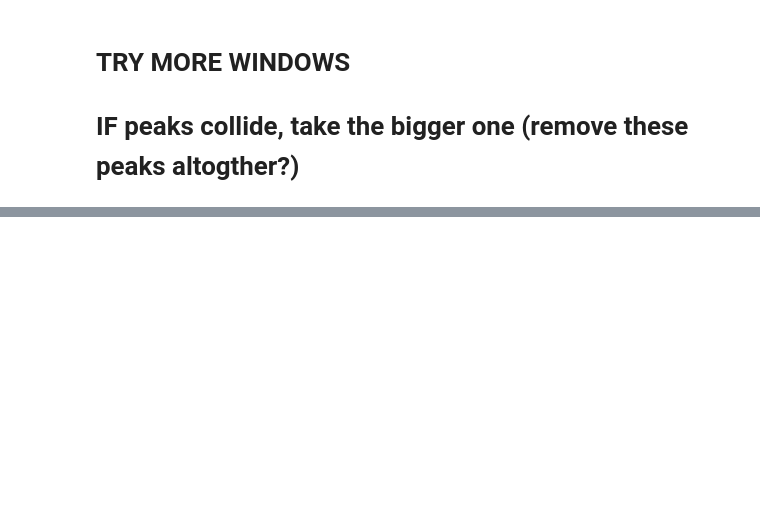
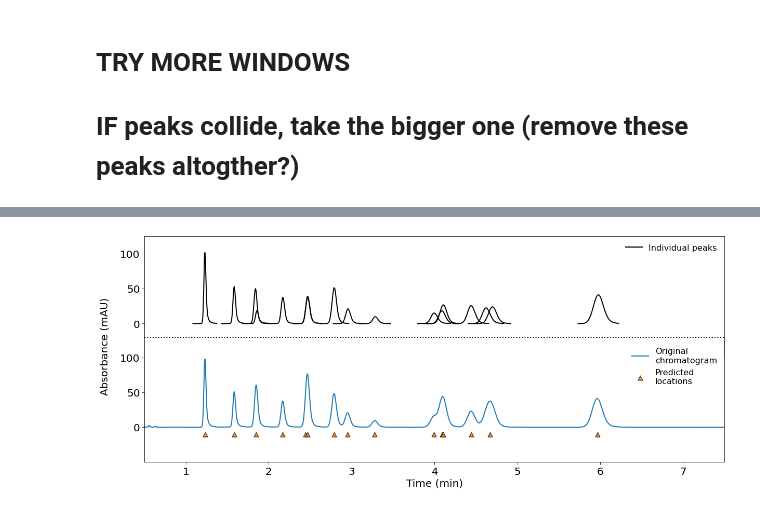
Before and after one commit to akensert/deep-learning-peak-detection, a Jupyter notebook: notebooks/01_convolutional-neural-network.ipynb, the cells around one changed output, grey strips where cells are left out. Drawn from its saved outputs; the diff is of its cells as text; code cells hidden in the pictures; blank space fills up the shorter version.

```diff
--- a/notebooks/01_convolutional-neural-network.ipynb
+++ b/notebooks/01_convolutional-neural-network.ipynb
@@ -298,3 +373,85 @@ def apply_interpolation(y, target_size):
     xnew = np.linspace(0, 1, target_size)
     ynew = f(xnew)
     return ynew
+# %%
+fig, axes = plt.subplots(2, 1, figsize=(20, 8))
+
+chromatogram_path = '../input/ISO40_mixed/MIX_ISO40.CSV'
+peaks_path = glob.glob('../input/ISO40_mixed/[XVI0-9]*.CSV')
+multiplier = 1.5
+
+data = pd.read_csv(chromatogram_path, header=None, sep='\t', encoding='utf-16')
+chromatogram = data.iloc[:, 1].values
+chromatogram = apply_interpolation(chromatogram, INPUT_SIZE)
+
+chromatogram = chromatogram[None, :, None]
+max_ = chromatogram.max()
+chromatogram /= max_
+predictions = model.predict(chromatogram)[0]
+chromatogram *= max_
+
+# CHROMATOGRAM
+axes[1].plot(np.linspace(0, 1, INPUT_SIZE), chromatogram[0, :, 0], c='C0', linestyle='-', linewidth=2, label='Original\nchromatogram')
+
+# INDIVIDUAL PEAKS
+for j, path in enumerate(peaks_path):
+    data = pd.read_csv(path, header=None, sep='\t', encoding='utf-16')
+    signal = apply_interpolation(data.iloc[:, 1].values, INPUT_SIZE)
+    i = np.argmax(signal)
+    extra = 1 + (i / INPUT_SIZE)
+    shift = int(100 * extra**1.5)
+    axes[0].plot(np.linspace(0, 1, INPUT_SIZE)[i-shift: i+shift], signal[i-shift: i+shift], c=f'black',
+                 linestyle='-', linewidth=2,
+                 label='Individual peaks' if j == 0 else None)
+
+move = [0, 0, -0.0035, 0.0035, 0, -0.003, 0.003, 0, 0, 0, -0.00, -0.0015, 0.0055, 0, -0.0015, 0.004, 0]
+# PREDICTIONS (ADD LABELS)
+probs, locs, areas = label_encoder.decode(predictions, 0.4)
+for i, (prob, loc, area) in enumerate(zip(probs, locs, areas)):
+    axes[1].scatter(loc, -10, marker='^', s=80, alpha=0.9, edgecolors='black', c=f'C1', label="Predicted\nlocations" if i == 0 else None)
+    #axes[1].text(x=loc-0.005+move[i], y=-40, s=f'{prob:.3f}', rotation=-45)
+
+   # axes[1].text(x=loc-0.005+move[i], y=-40, s=f'{area*max_:.3f}', rotation=-45)
+    #print(loc)
+   # axes[1].axvline(loc, c='C1', linestyle='--', linewidth=2)
+   # axes[0].axvline(loc, c='C1', linestyle='--', linewidth=2)
+
+
+# MODIFY PLOTS
+axes[0].set_xlim(0.05, 0.75)
+axes[1].set_xlim(0.05, 0.75)
+
+axes[0].tick_params(
+    axis='x', which='both', bottom=False, top=False, labelbottom=False)
+axes[1].spines['top'].set_visible(False)
+axes[0].spines['bottom'].set_visible(False)
+
+axes[0].set_ylim(-50, 125)
+axes[1].set_ylim(-50, 125)
+axes[0].axhline(-20, color='black', linestyle=':', linewidth=2)
+axes[0].set_yticks([0, 50, 100])
+axes[1].set_yticks([0, 50, 100])
+
+axes[0].tick_params(
+    axis='y', which='both', bottom=False, top=False, labelbottom=False, labelsize=20, length=5)
+
+axes[1].tick_params(
+    axis='both', which='both',labelsize=20, length=5)
+
+start, end = axes[0].get_xlim()
+#axes[1].set_xticklabels(np.round(np.linspace(start.round(1), end.round(1), 11) * 10, 2))
+axes[1].set_xticklabels([0, 1, 2, 3, 4, 5, 6, 7])
+
+axes[1].set_xlabel('Time (min)', fontsize=20)
+
+axes[0].set_ylabel('Absorbance (mAU)', fontsize=20)
+axes[0].yaxis.set_label_coords(-0.06, 0.1)
+
+axes[1].legend(bbox_to_anchor=(0, 0, 1, 1), ncol=1, columnspacing=0, fontsize=16, frameon=False)
+axes[0].legend(bbox_to_anchor=(0, 0, 1, 1), ncol=1, columnspacing=0, fontsize=16, frameon=False)
+
+plt.subplots_adjust(hspace=-0.15)
+
+plt.savefig('Figure_4_.png', dpi=200)
+# %% [output]
+[figure, added]
```
Also changed, not shown: parts of 16 cells of this notebook, 8 other files.
